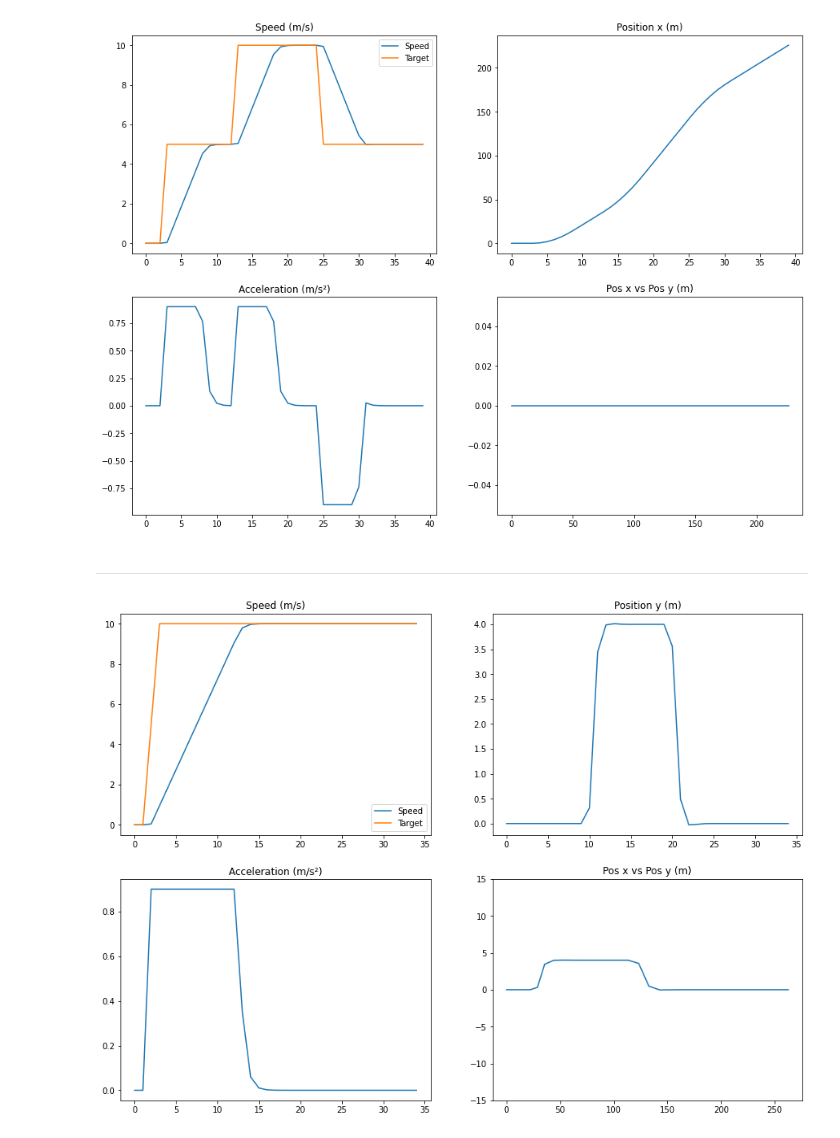
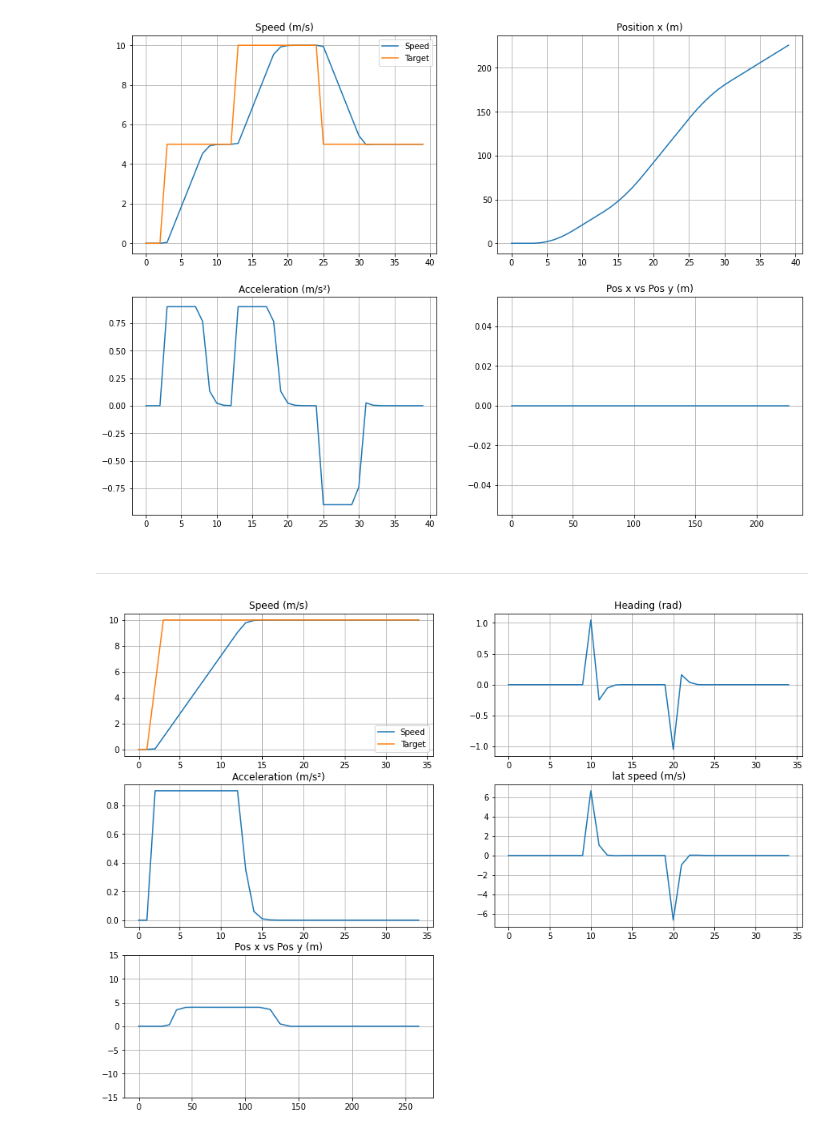
Before and after one commit to gsg213/highway-env, a Jupyter notebook: speed_control_test.ipynb, the cells around one changed output. Cells and saved outputs as stored; diff of their text form; code cells hidden in the pictures.

Commit message:
Add plot to visualize lat speed

```diff
--- a/speed_control_test.ipynb
+++ b/speed_control_test.ipynb
@@ -56,23 +56,27 @@ plt.title('Speed (m/s)')
 plt.plot(ran_t,vel,label = "Speed")
 plt.plot(ran_t, target_vel, label = "Target")
 plt.legend()
+plt.grid()
 
 
 plt.subplot(2, 2, 2)
 plt.title('Position x (m)')
 plt.plot(ran_t,posx)
+plt.grid()
 
 plt.subplot(2, 2, 3)
 plt.title('Acceleration (m/s²)')
 plt.plot(ran_t,acc)
+plt.grid()
 
 plt.subplot(2, 2, 4)
 plt.title('Pos x vs Pos y (m)')
 plt.plot(posx,posy)
 
+plt.grid()
 plt.show()
 # %% [output]
-[figure, old version]
+[figure, new version]
 # %% [markdown]
 ---
 # %%
@@ -93,6 +97,7 @@ acc = np.zeros(time_sec)
 target_vel = np.zeros(time_sec)
 vel = np.zeros(time_sec)
 heading = np.zeros(time_sec)
+lat_vel = np.zeros(time_sec)
 
 
 
@@ -103,7 +108,6 @@ for i in range(t):
 
     if i == 10 * FPS:
         v.act('LANE_RIGHT')
-
 
     if i == 20 * FPS:
         v.act('LANE_LEFT')
@@ -118,31 +122,41 @@ for i in range(t):
         acc[count] = v.speed_control(v.target_speed)
         posx[count] = v.position[0]
         posy[count] = v.position[1]
+        lat_vel[count] = v.lat_speed
+        heading[count] = v.steering_angle
         count = count +1
 # %%
 fig = plt.figure(figsize=(15, 11))
 
 
-plt.subplot(2, 2, 1)
+plt.subplot(3, 2, 1)
 plt.title('Speed (m/s)')
 plt.plot(ran_t,vel,label = "Speed")
 plt.plot(ran_t, target_vel, label = "Target")
 plt.legend()
+plt.grid()
 
+plt.subplot(3, 2, 2)
+plt.title('Heading (rad)')
+plt.plot(ran_t,heading, label = "Target")
+plt.grid()
 
-plt.subplot(2, 2, 2)
-plt.title('Position y (m)')
-plt.plot(ran_t,posy)
-
-plt.subplot(2, 2, 3)
+plt.subplot(3, 2, 3)
 plt.title('Acceleration (m/s²)')
 plt.plot(ran_t,acc)
+plt.grid()
 
-plt.subplot(2, 2, 4)
+plt.subplot(3, 2, 4)
+plt.title('lat speed (m/s)')
+plt.plot(ran_t,lat_vel, label = "Target")
+plt.grid()
+
+plt.subplot(3, 2, 5)
 plt.title('Pos x vs Pos y (m)')
 plt.ylim(-15, 15)
 plt.plot(posx,posy)
+plt.grid()
 
 plt.show()
 # %% [output]
-[figure, old version]
+[figure, new version]
```
